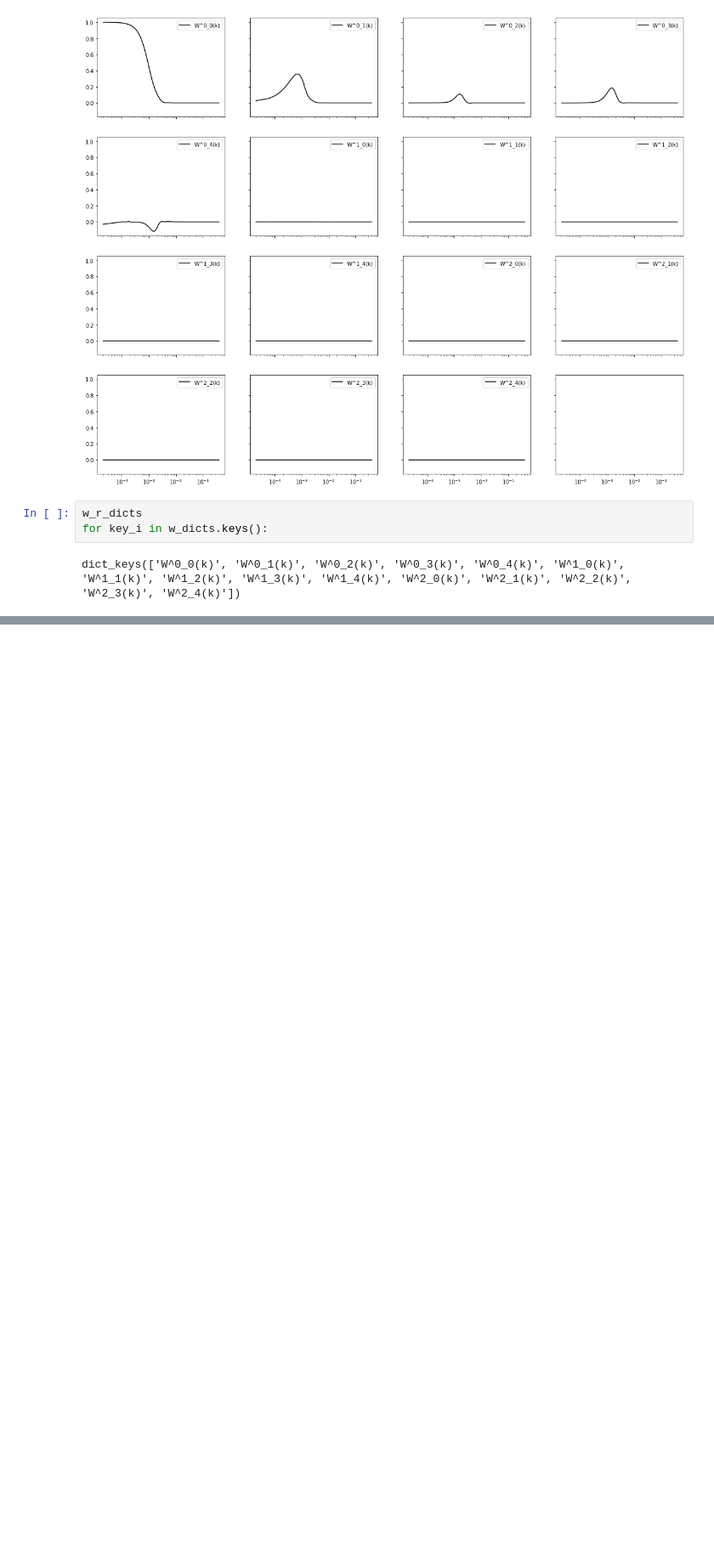
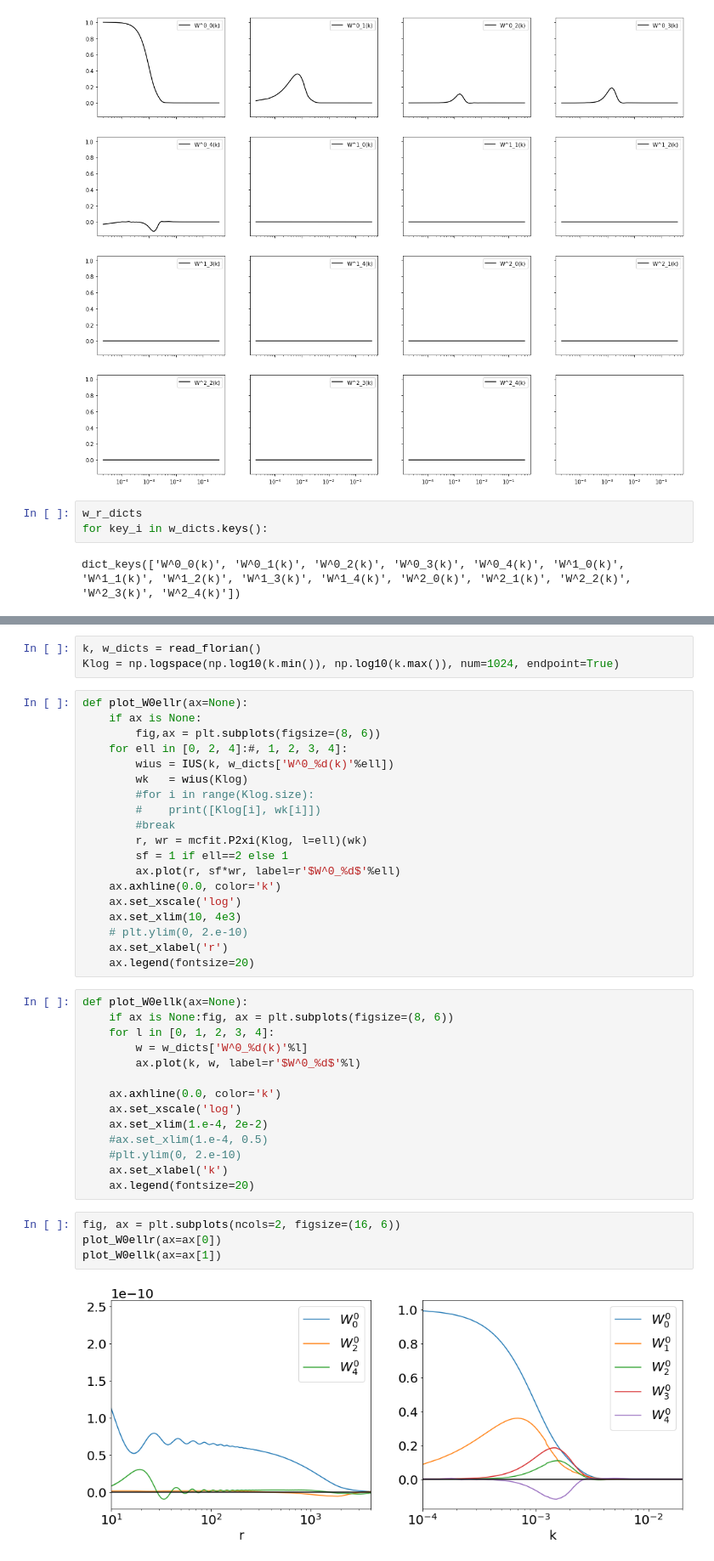
Before and after one commit to mehdirezaie/eboss, a Jupyter notebook: window.ipynb, the cells around one changed output, grey strips where cells are left out. Shown at 85% size. Saved outputs shown, nothing was run; the diff lists cells and outputs as text; blank space fills up the shorter version.

```diff
--- a/window.ipynb
+++ b/window.ipynb
@@ -240,0 +273,42 @@ class P2xi(mcfit.mcfit.mcfit)
+# %%
+k, w_dicts = read_florian()
+Klog = np.logspace(np.log10(k.min()), np.log10(k.max()), num=1024, endpoint=True)
+# %%
+def plot_W0ellr(ax=None):
+    if ax is None:
+        fig,ax = plt.subplots(figsize=(8, 6))
+    for ell in [0, 2, 4]:#, 1, 2, 3, 4]:
+        wius = IUS(k, w_dicts['W^0_%d(k)'%ell])
+        wk   = wius(Klog)
+        #for i in range(Klog.size):
+        #    print([Klog[i], wk[i]])
+        #break
+        r, wr = mcfit.P2xi(Klog, l=ell)(wk)
+        sf = 1 if ell==2 else 1
+        ax.plot(r, sf*wr, label=r'$W^0_%d$'%ell)
+    ax.axhline(0.0, color='k')
+    ax.set_xscale('log')
+    ax.set_xlim(10, 4e3)
+    # plt.ylim(0, 2.e-10)
+    ax.set_xlabel('r')
+    ax.legend(fontsize=20)
+# %%
+def plot_W0ellk(ax=None):
+    if ax is None:fig, ax = plt.subplots(figsize=(8, 6))
+    for l in [0, 1, 2, 3, 4]:
+        w = w_dicts['W^0_%d(k)'%l]
+        ax.plot(k, w, label=r'$W^0_%d$'%l)
+
+    ax.axhline(0.0, color='k')
+    ax.set_xscale('log')
+    ax.set_xlim(1.e-4, 2e-2)
+    #ax.set_xlim(1.e-4, 0.5)
+    #plt.ylim(0, 2.e-10)
+    ax.set_xlabel('k')
+    ax.legend(fontsize=20)
+# %%
+fig, ax = plt.subplots(ncols=2, figsize=(16, 6))
+plot_W0ellr(ax=ax[0])
+plot_W0ellk(ax=ax[1])
+# %% [output]
+[figure, added]
```
Also changed, not shown: parts of 18 cells of this notebook.
